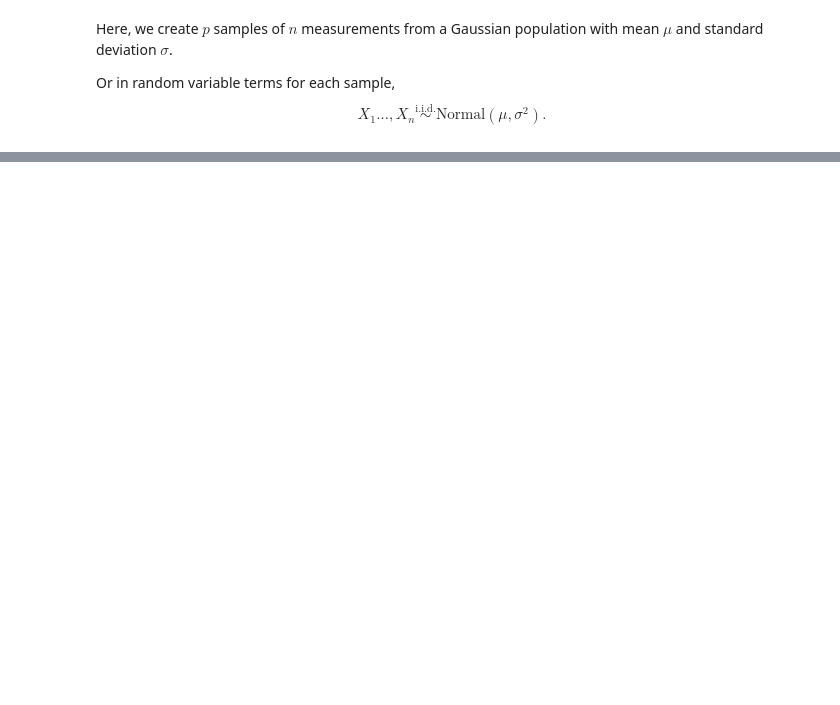
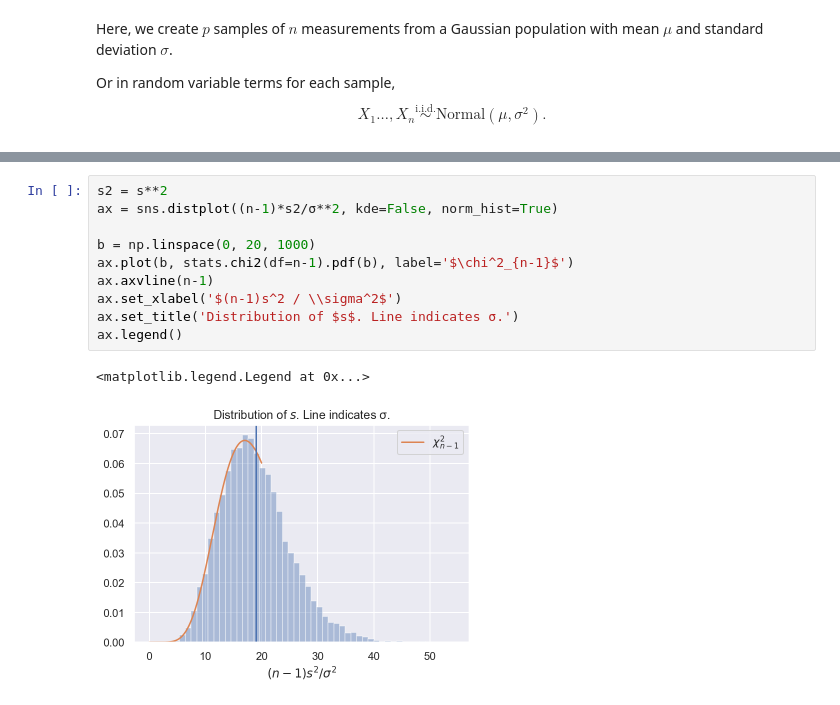
Before and after one commit to chaichontat/interactive-stats, a Jupyter notebook: 1_sampling_distribution.ipynb, the cells around one changed output, grey strips where cells are left out. Cells and saved outputs as stored; diff of their text form; blank space fills up the shorter version.

```diff
--- a/1_sampling_distribution.ipynb
+++ b/1_sampling_distribution.ipynb
@@ -61,0 +149,13 @@ kde = sm.mark_area(opacity=0.5).encode(
+# %%
+s2 = s**2
+ax = sns.distplot((n-1)*s2/σ**2, kde=False, norm_hist=True)
+
+b = np.linspace(0, 20, 1000)
+ax.plot(b, stats.chi2(df=n-1).pdf(b), label='$\chi^2_{n-1}$')
+ax.axvline(n-1)
+ax.set_xlabel('$(n-1)s^2 / \\sigma^2$')
+ax.set_title('Distribution of $s$. Line indicates σ.')
+ax.legend()
+# %% [output]
+<matplotlib.legend.Legend at 0x...>
+[figure, added]
```
Also changed, not shown: parts of 27 cells of this notebook.
